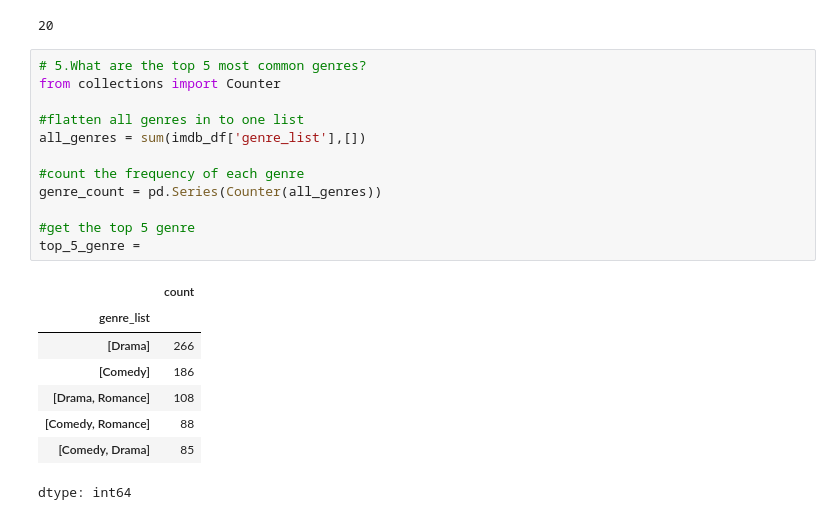
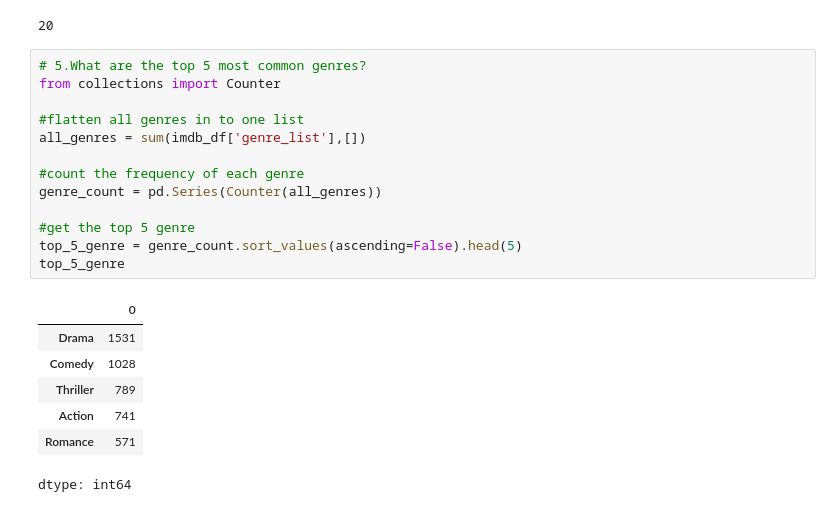
Before and after one commit to avinashsingh16/daily-python-numpy-pandas, a Jupyter notebook: Pandas_operation_test.ipynb, the cells around one changed output. Saved outputs shown, nothing was run; the diff lists cells and outputs as text.

```diff
--- a/Pandas_operation_test.ipynb
+++ b/Pandas_operation_test.ipynb
@@ -312,21 +310,21 @@ len(unique_genre)
 # %%
 # 5.What are the top 5 most common genres?
 from collections import Counter
 
 #flatten all genres in to one list
 all_genres = sum(imdb_df['genre_list'],[])
 
 #count the frequency of each genre
 genre_count = pd.Series(Counter(all_genres))
 
 #get the top 5 genre
-top_5_genre =
+top_5_genre = genre_count.sort_values(ascending=False).head(5)
+top_5_genre
 # %% [output]
-|  | count |
-| genre_list |  |
-| [Drama] | 266 |
-| [Comedy] | 186 |
-| [Drama, Romance] | 108 |
-| [Comedy, Romance] | 88 |
-| [Comedy, Drama] | 85 |
+|  | 0 |
+| Drama | 1531 |
+| Comedy | 1028 |
+| Thriller | 789 |
+| Action | 741 |
+| Romance | 571 |
 dtype: int64
```
Also changed, not shown: parts of 7 cells of this notebook.
